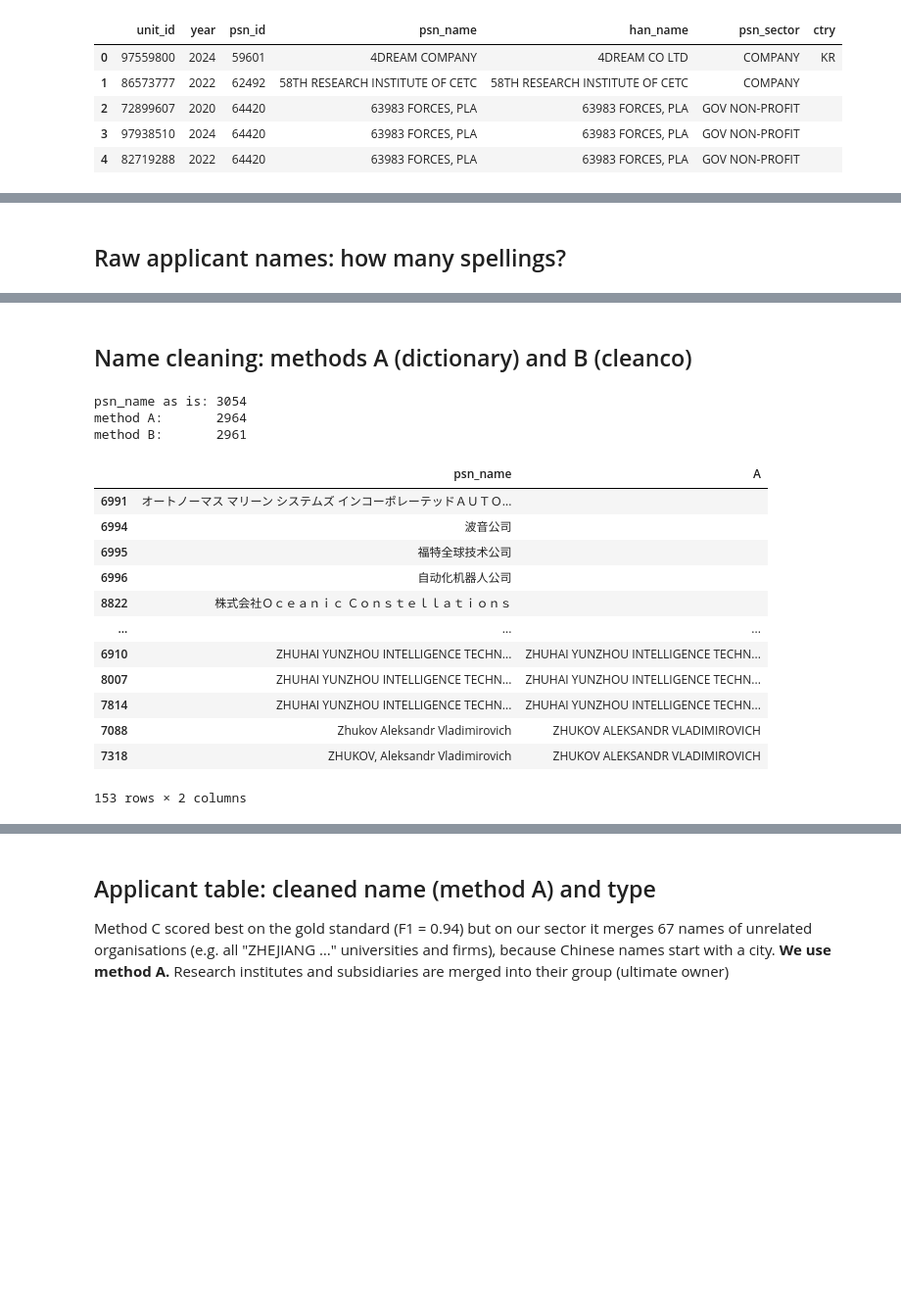
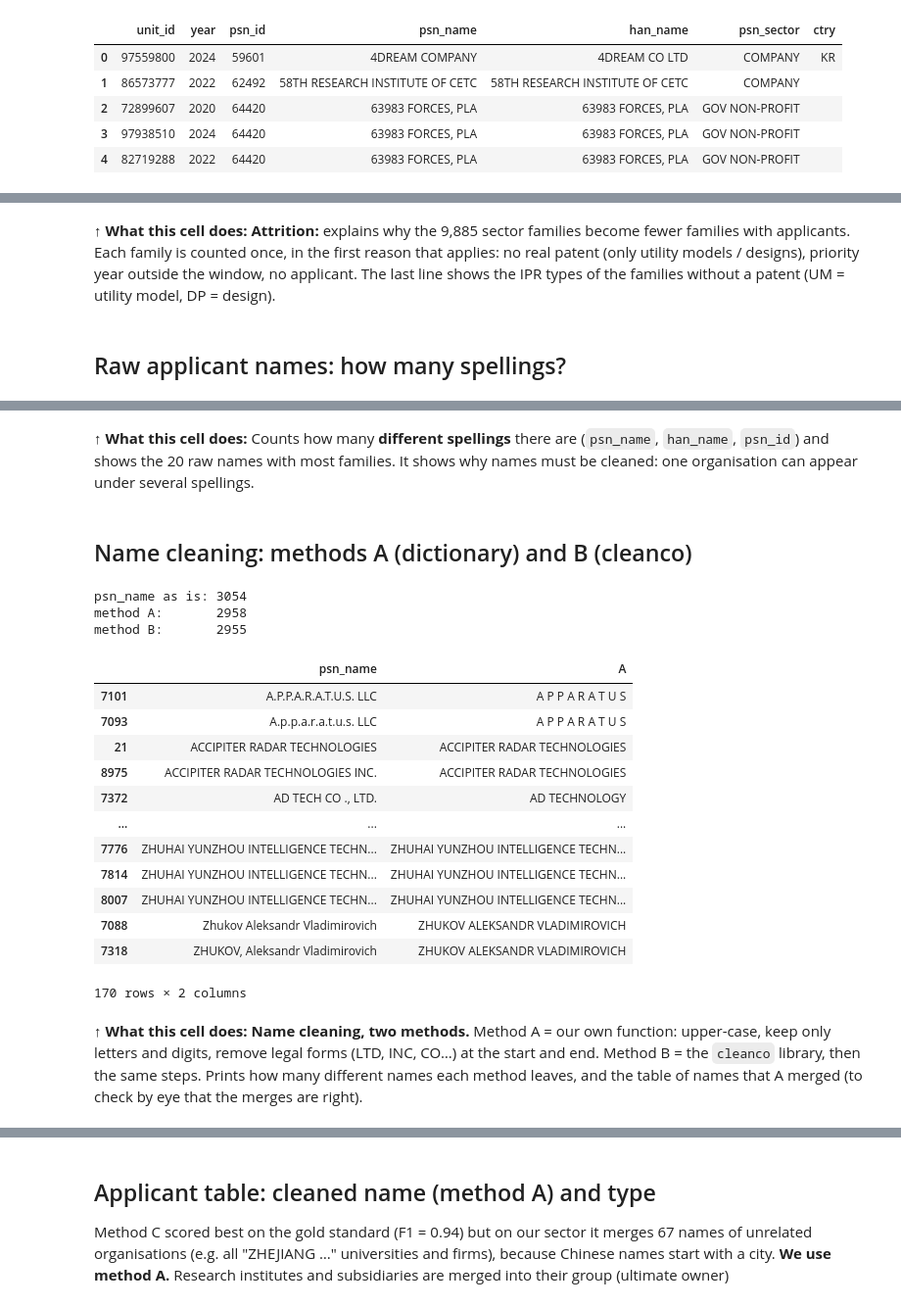
Before and after one commit to goksuyegen/innovation-management-datascience26, a Jupyter notebook: work/11_exercise.ipynb, the cells around one changed output, grey strips where cells are left out. Shown at 98% size. Drawn from its saved outputs; the diff is of its cells as text; code cells hidden in the pictures; blank space fills up the shorter version.

```diff
--- a/work/11_exercise.ipynb
+++ b/work/11_exercise.ipynb
@@ -245,3 +329,5 @@ raw_sector.head()
+# %% [markdown]
+**↑ What this cell does:** **Attrition:** explains why the 9,885 sector families become fewer families with applicants. Each family is counted once, in the first reason that applies: no real patent (only utility models / designs), priority year outside the window, no applicant. The last line shows the IPR types of the families without a patent (UM = utility model, DP = design).
 # %% [markdown]
 ## Raw applicant names: how many spellings?
 # %%
@@ -272,54 +358,72 @@ HARBIN INSTITUTE OF TECHNOLOGY
 SOUTHEAST UNIVERSITY                                                             49
 JIMEI UNIVERSITY                                                                 48
 Name: unit_id, dtype: int64
+# %% [markdown]
+**↑ What this cell does:** Counts how many **different spellings** there are (`psn_name`, `han_name`, `psn_id`) and shows the 20 raw names with most families. It shows why names must be cleaned: one organisation can appear under several spellings.
 # %% [markdown]
 ## Name cleaning: methods A (dictionary) and B (cleanco)
 # %%
 LEGAL_FORMS = {
     "INC", "INCORPORATED", "CORP", "CORPORATION", "CO", "COMPANY", "LTD", "LIMITED", "LLC", "LP", "PLC",
     "GMBH", "AG", "KG", "MBH", "SE", "SA", "SAS", "SPA", "SRL", "BV", "NV", "AB", "AS", "ASA", "OY", "OYJ",
     "KK", "KABUSHIKI", "KAISHA", "LTDA", "PTY", "THE", "AKTIENGESELLSCHAFT", "GESELLSCHAFT",
 }
 
+import unicodedata
+
+ABBREVIATIONS = {                      # short forms used in some databases -> full word
+    "UNIV": "UNIVERSITY", "INST": "INSTITUTE", "SCI": "SCIENCE", "TECH": "TECHNOLOGY",
+    "TECHNOL": "TECHNOLOGY", "ENG": "ENGINEERING", "RES": "RESEARCH", "NATL": "NATIONAL",
+}
+FILLER_WORDS = {"OF", "AND", "THE"}    # "SCIENCE AND TECHNOLOGY" = "SCIENCE TECHNOLOGY"
+
 def clean_with_dictionary(name):
-    "Method A: upper-case, keep letters/digits, drop legal-form words at the start and end."
-    words = re.sub(r"[^A-Z0-9 ]", " ", str(name).upper()).split()
+    "Method A: upper-case, keep letters/digits, expand abbreviations, drop filler and legal-form words."
+    text = unicodedata.normalize("NFKC", str(name)).upper()       # full-width letters -> normal letters
+    words = re.sub(r"[^A-Z0-9 ]", " ", text).split()
+    words = [ABBREVIATIONS.get(w, w) for w in words if w not in FILLER_WORDS]
     while words and words[-1] in LEGAL_FORMS:
         words.pop()
     while words and words[0] in LEGAL_FORMS:
         words.pop(0)
-    return " ".join(words)
+    cleaned = " ".join(words)
+    if len(cleaned) < 3:               # the name was (almost) all Chinese/Japanese characters:
+        return str(name).strip()       # keep it as it is instead of merging it with others
+    return cleaned
+
 
 def clean_with_cleanco(name):
     "Method B: cleanco removes legal forms first, then the same cleaning as A."
     return clean_with_dictionary(basename(str(name)))
 
 # how many different names does each method leave?
 names = raw_sector["psn_name"].drop_duplicates()
 print("psn_name as is:", names.nunique())
 print("method A:      ", names.map(clean_with_dictionary).nunique())
 print("method B:      ", names.map(clean_with_cleanco).nunique())
 
 # which names did method A merge?
 merged = pd.DataFrame({"psn_name": names, "A": names.map(clean_with_dictionary)})
 merged[merged.duplicated("A", keep=False)].sort_values("A")
 # %% [output]
 psn_name as is: 3054
-method A:       2964
-method B:       2961
+method A:       2958
+method B:       2955
 |  | psn_name | A |
-| 6991 | オートノーマス マリーン システムズ インコーポレーテッドＡＵＴＯ... |  |
-| 6994 | 波音公司 |  |
-| 6995 | 福特全球技术公司 |  |
-| 6996 | 自动化机器人公司 |  |
-| 8822 | 株式会社Ｏｃｅａｎｉｃ Ｃｏｎｓｔｅｌｌａｔｉｏｎｓ |  |
+| 7101 | A.P.P.A.R.A.T.U.S. LLC | A P P A R A T U S |
+| 7093 | A.p.p.a.r.a.t.u.s. LLC | A P P A R A T U S |
+| 21 | ACCIPITER RADAR TECHNOLOGIES | ACCIPITER RADAR TECHNOLOGIES |
+| 8975 | ACCIPITER RADAR TECHNOLOGIES INC. | ACCIPITER RADAR TECHNOLOGIES |
+| 7372 | AD TECH CO ., LTD. | AD TECHNOLOGY |
 | ... | ... | ... |
-| 6910 | ZHUHAI YUNZHOU INTELLIGENCE TECHN... | ZHUHAI YUNZHOU INTELLIGENCE TECHN... |
+| 7776 | ZHUHAI YUNZHOU INTELLIGENCE TECHN... | ZHUHAI YUNZHOU INTELLIGENCE TECHN... |
+| 7814 | ZHUHAI YUNZHOU INTELLIGENCE TECHN... | ZHUHAI YUNZHOU INTELLIGENCE TECHN... |
 | 8007 | ZHUHAI YUNZHOU INTELLIGENCE TECHN... | ZHUHAI YUNZHOU INTELLIGENCE TECHN... |
-| 7814 | ZHUHAI YUNZHOU INTELLIGENCE TECHN... | ZHUHAI YUNZHOU INTELLIGENCE TECHN... |
 | 7088 | Zhukov Aleksandr Vladimirovich | ZHUKOV ALEKSANDR VLADIMIROVICH |
 | 7318 | ZHUKOV, Aleksandr Vladimirovich | ZHUKOV ALEKSANDR VLADIMIROVICH |
-153 rows × 2 columns
+170 rows × 2 columns
+# %% [markdown]
+**↑ What this cell does:** **Name cleaning, two methods.** Method A = our own function: upper-case, keep only letters and digits, remove legal forms (LTD, INC, CO…) at the start and end. Method B = the `cleanco` library, then the same steps. Prints how many different names each method leaves, and the table of names that A merged (to check by eye that the merges are right).
 # %%
 
 GOLD_STANDARD_FILE = "https://raw.githubusercontent.com/goksuyegen/innovation-management-datascience26/main/tutorial_1/PATSTAT_500_label_datav4.csv"
```
Also changed, not shown: parts of 46 cells of this notebook, 12 other files.
